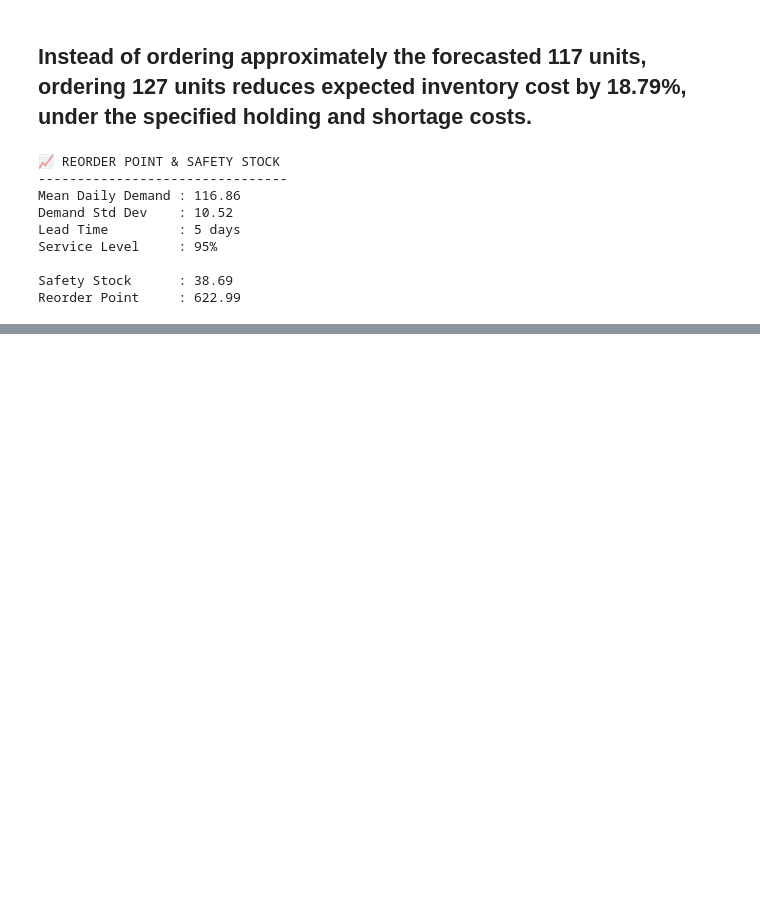
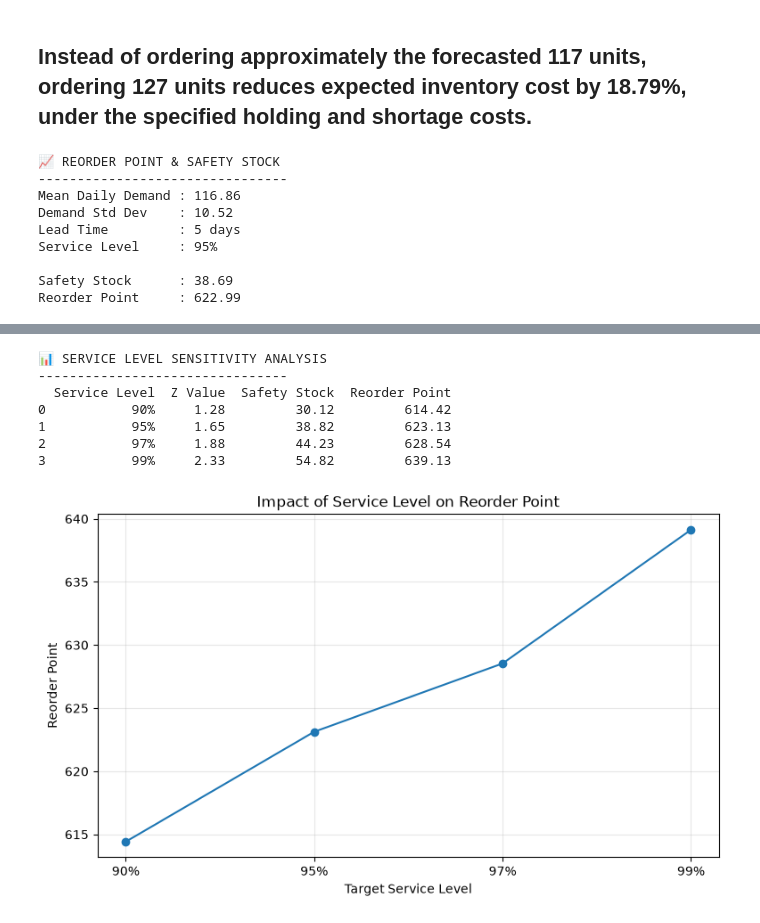
Before and after one commit to abhisarthak/inventory-optimization-ml, a Jupyter notebook: inventory_optimization.ipynb, the cells around one changed output, grey strips where cells are left out. Drawn from its saved outputs; the diff is of its cells as text; code cells hidden in the pictures; blank space fills up the shorter version.

```diff
--- a/inventory_optimization.ipynb
+++ b/inventory_optimization.ipynb
@@ -875,0 +943,67 @@ Cost Reduction          : 18.79%
+# %%
+std_demand = np.std(simulated_demand, ddof=1)
+# %%
+# ============================================
+# 📊 11. SERVICE LEVEL SENSITIVITY ANALYSIS
+# ============================================
+
+service_levels = [0.90, 0.95, 0.97, 0.99]
+
+service_results = []
+
+for service_level in service_levels:
+
+    if service_level == 0.90:
+        z = 1.28
+    elif service_level == 0.95:
+        z = 1.65
+    elif service_level == 0.97:
+        z = 1.88
+    elif service_level == 0.99:
+        z = 2.33
+
+    safety_stock_scenario = z * std_demand * np.sqrt(lead_time)
+
+    reorder_point_scenario = (
+        forecast_demand * lead_time
+        + safety_stock_scenario
+    )
+
+    service_results.append({
+        'Service Level': f"{int(service_level * 100)}%",
+        'Z Value': z,
+        'Safety Stock': safety_stock_scenario,
+        'Reorder Point': reorder_point_scenario
+    })
+
+
+service_df = pd.DataFrame(service_results)
+
+print("📊 SERVICE LEVEL SENSITIVITY ANALYSIS")
+print("--------------------------------")
+print(service_df.round(2))
+
+
+plt.figure(figsize=(9, 5))
+
+plt.plot(
+    service_df['Service Level'],
+    service_df['Reorder Point'],
+    marker='o'
+)
+
+plt.xlabel("Target Service Level")
+plt.ylabel("Reorder Point")
+plt.title("Impact of Service Level on Reorder Point")
+plt.grid(alpha=0.3)
+
+plt.show()
+# %% [output]
+📊 SERVICE LEVEL SENSITIVITY ANALYSIS
+--------------------------------
+  Service Level  Z Value  Safety Stock  Reorder Point
+0           90%     1.28         30.12         614.42
+1           95%     1.65         38.82         623.13
+2           97%     1.88         44.23         628.54
+3           99%     2.33         54.82         639.13
+[figure, added]
```
Also changed, not shown: parts of 4 cells of this notebook.
